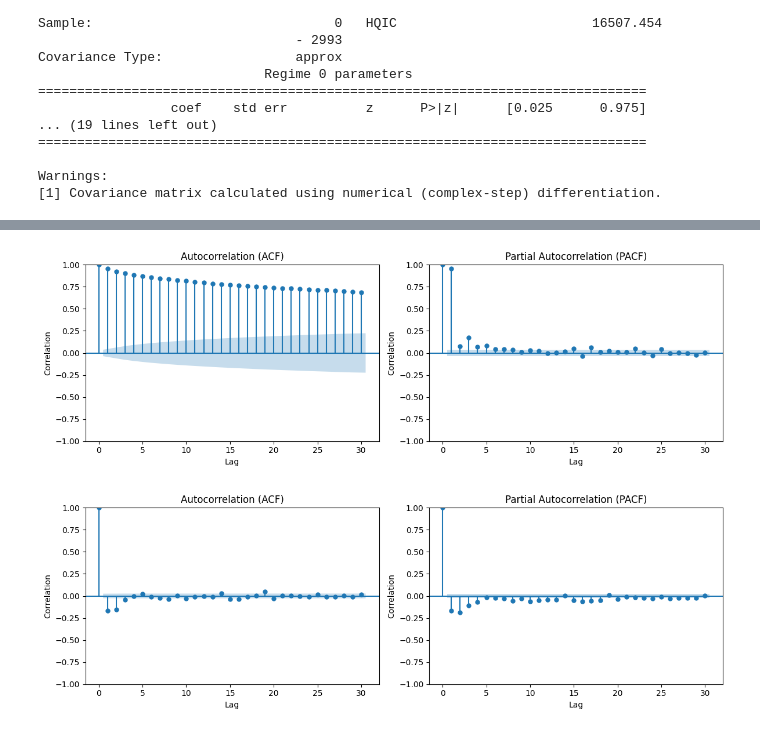
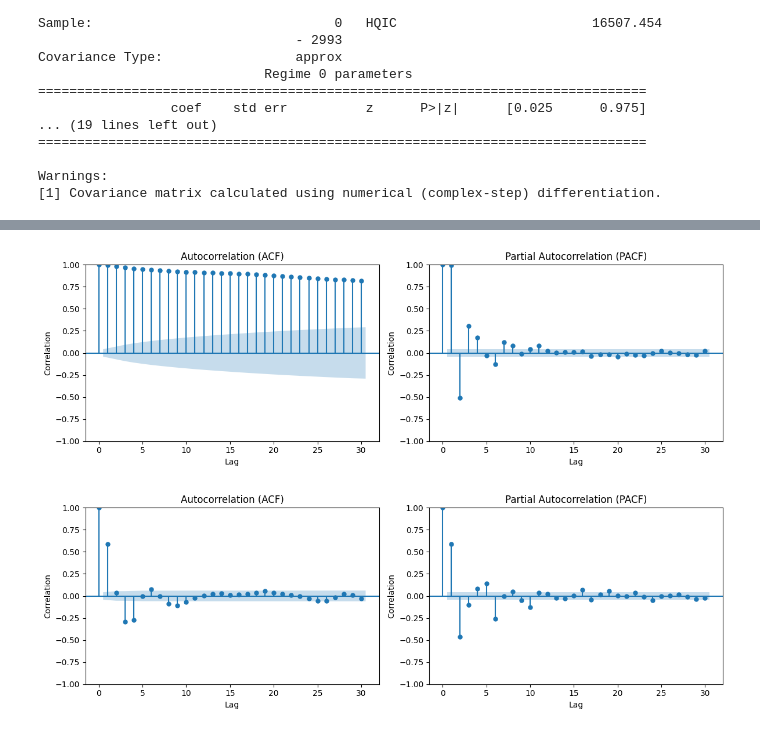
Before and after one commit to aachotian/Heart-Rate-Forecasting, a Jupyter notebook: notebook.ipynb, the cells around one changed output, grey strips where cells are left out. Drawn from its saved outputs; the diff is of its cells as text; code cells hidden in the pictures.

Commit message:
nice plotting code added

```diff
--- a/notebook.ipynb
+++ b/notebook.ipynb
@@ -972,6 +1092,3 @@ df
 | subject13 | 1.476316 | 1.946790 | 1.765432 | 2.362428 |
 | subject14 | 2.284724 | 3.443706 | 2.359640 | 3.303492 |
 | subject15 | 1.084678 | 1.511576 | 1.280804 | 1.745851 |
-# %%
-for i, series in enumerate(hrs):
-    adf_summary(series, subject_id=i+1)
@@ -1726,6 +1900,0 @@ def load_domain_data(domain_idx):
-# %%
-hrs = []
-
-for i in range(15):
-    subject = load_domain_data(i)
-    hrs.append(pd.Series(subject).reset_index(drop=True))
@@ -1747,35 +1901,33 @@ Length: 5994, dtype: float64
 # %%
 import matplotlib.pyplot as plt
 from statsmodels.graphics.tsaplots import plot_acf, plot_pacf
 
-# pick one of your 16 heart-rate series
-series = hrs[2]   # for example, the first one
+series = hrs[2].iloc[:len(hrs[2])//2]
 
-# set the number of lags to display (adjust based on your data frequency)
+# number of lags to display
 max_lags = 30
 
 # create plots
 fig, axes = plt.subplots(1, 2, figsize=(12, 4))
 
 plot_acf(series, lags=max_lags, ax=axes[0], title="Autocorrelation (ACF)")
 plot_pacf(series, lags=max_lags, ax=axes[1], title="Partial Autocorrelation (PACF)")
 
 for ax in axes:
     ax.set_xlabel("Lag")
     ax.set_ylabel("Correlation")
 
 plt.tight_layout()
-plt.show()
+plt.savefig("acf_pacf_dalia_levels.pdf", bbox_inches="tight")
 # %% [output]
-[figure, old version]
+[figure, new version]
 # %%
 m = len(hrs)
 differenced_hrs = [(hrs[i]-hrs[i].shift(1)).iloc[1:].reset_index(drop=True) for i in range(m)]
 
-# pick one of your 16 heart-rate series
-series = differenced_hrs[2]   # for example, the first one
+series = differenced_hrs[2].iloc[:len(differenced_hrs[2])//2]
 
-# set the number of lags to display (adjust based on your data frequency)
+# number of lags to display
 max_lags = 30
 
 # create plots
@@ -1789,6 +1941,6 @@ for ax in axes:
     ax.set_ylabel("Correlation")
 
 plt.tight_layout()
-plt.show()
+plt.savefig("acf_pacf_dalia_differenced_levels.pdf", bbox_inches="tight")
 # %% [output]
-[figure, old version]
+[figure, new version]
```
Also changed, not shown: parts of 29 cells of this notebook.
